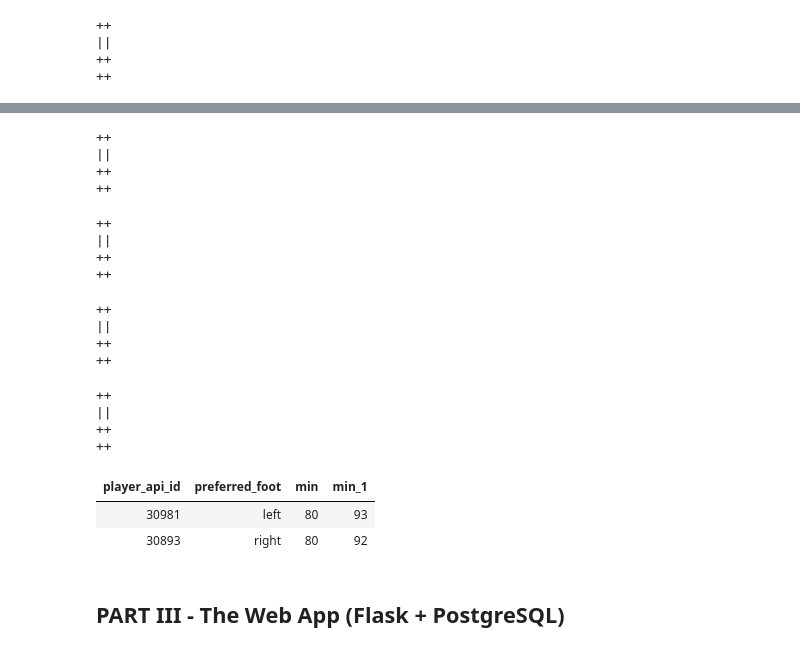
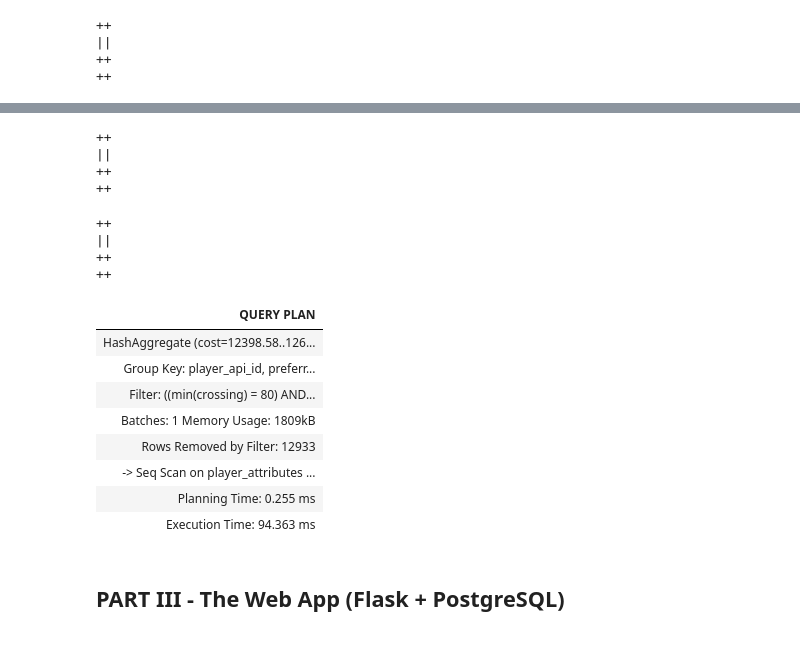
Before and after one commit to anajfalfa/sibd-24, a Jupyter notebook: P2/15-p2-project.ipynb, the cells around one changed output, grey strips where cells are left out. Cells and saved outputs as stored; diff of their text form; code cells hidden in the pictures.

```diff
--- a/P2/15-p2-project.ipynb
+++ b/P2/15-p2-project.ipynb
@@ -797,12 +653,14 @@ CREATE INDEX idx_id_foot_filter ON player_attributes(crossing, potential);
-# %%
-%%sql psql
-CREATE INDEX idx_id_foot_filter3 ON player_attributes(crossing, potential, player_api_id, preferred_foot);
--- index composto! btree
--- 109ms
-# %% [output]
-++
-||
-++
-++
+# %%
+%%sql psql
+CREATE INDEX idx_id_foot ON player_attributes(player_api_id, preferred_foot);
+CREATE INDEX idx_id_foot_a ON player_attributes(crossing, potential);
+
+-- index composto! btree
+-- 66 ms ANSWER
+# %% [output]
+++
+||
+++
+++
 # %%
 %%sql psql
@@ -813,52 +672,36 @@ CREATE INDEX idx_player_attributes_grouping ON player_attributes (player_api_id,
 ||
 ++
 ++
-# %%
-%%sql psql
-
-CREATE INDEX idx_id_foot_filter2 ON player_attributes(potential, crossing);
--- index composto! btree
---  66ms
-# %% [output]
-++
-||
-++
-++
-# %%
-%%sql psql
-
-CREATE INDEX idx_player_attributes_filtered
-ON player_attributes (player_api_id, preferred_foot, crossing, potential)
-WHERE crossing = 80 AND potential >= 90;
--- 65ms
-# %% [output]
-++
-||
-++
-++
 # %%
 %%sql psql
 --EXPLAIN (ANALYZE, BUFFERS)
---EXPLAIN ANALYZE
+EXPLAIN ANALYZE
 SELECT
   player_api_id,
   preferred_foot,
-  MIN(crossing),
-  MIN(potential)
+  MIN(crossing) as min_crossing,
+  MIN(potential) as min_potential
 FROM
   player_attributes
 GROUP BY
   player_api_id,
   preferred_foot
 HAVING
   MIN(crossing) = 80
   AND MIN(potential) >= 90
 
---74ms
+-- 77 ms sem having
+-- 70 ms com having
 # %% [output]
-| player_api_id | preferred_foot | min | min_1 |
-| 30981 | left | 80 | 93 |
-| 30893 | right | 80 | 92 |
+| QUERY PLAN |
+| HashAggregate (cost=12398.58..126... |
+| Group Key: player_api_id, preferr... |
+| Filter: ((min(crossing) = 80) AND... |
+| Batches: 1 Memory Usage: 1809kB |
+| Rows Removed by Filter: 12933 |
+| -> Seq Scan on player_attributes ... |
+| Planning Time: 0.255 ms |
+| Execution Time: 94.363 ms |
 # %% [markdown]
 ## PART III - The Web App (Flask + PostgreSQL)
 # %% [markdown]
```
Also changed, not shown: parts of 29 cells of this notebook.
